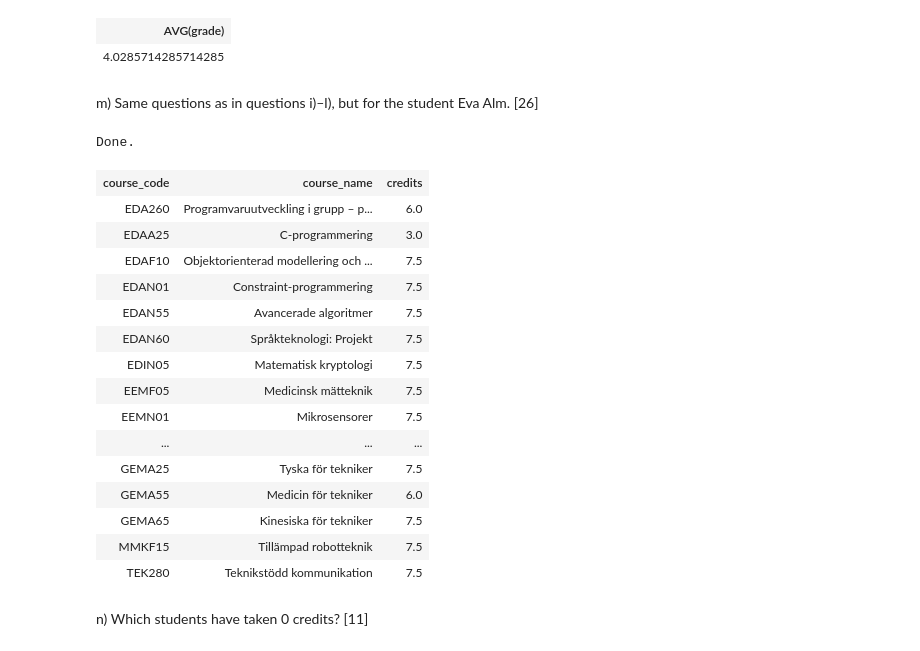
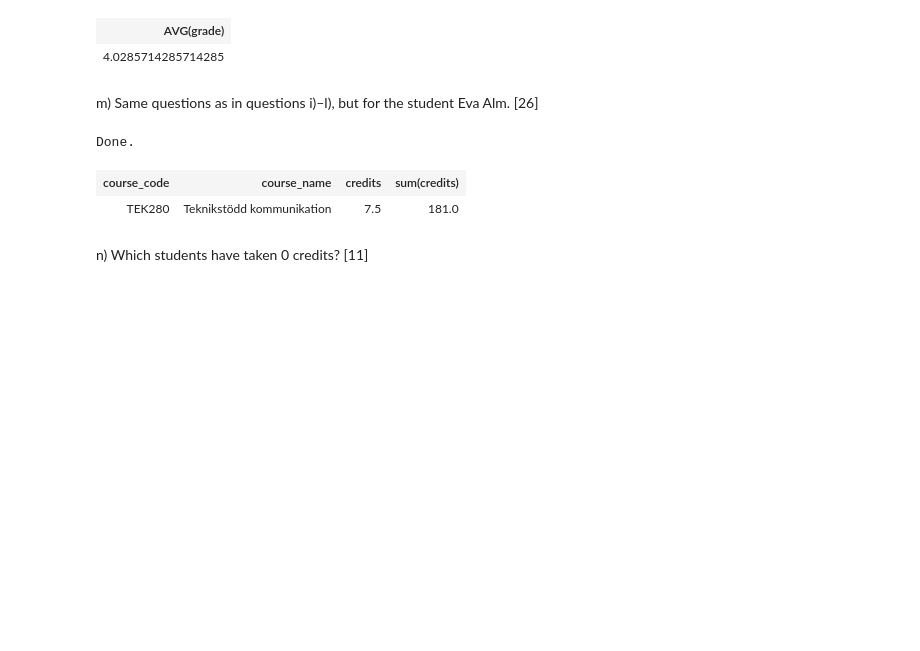
Before and after one commit to AndyT94/EDA216-Database_Technology, a Jupyter notebook: lab1/lab1.ipynb, the cells around one changed output. Drawn from its saved outputs; the diff is of its cells as text; code cells hidden in the pictures; blank space fills up the shorter version.

```diff
--- a/lab1/lab1.ipynb
+++ b/lab1/lab1.ipynb
@@ -367,30 +367,17 @@ Done.
 m) Same questions as in questions i)–l), but for the student Eva Alm. [26]
 # %%
 %%sql
-SELECT t.course_code, course_name, credits
+SELECT t.course_code, course_name, credits, sum(credits)
 FROM taken_courses t JOIN students s JOIN courses c
 ON s.first_name = 'Eva'
 AND s.last_name = 'Alm'
 AND t.ssn = s.ssn
 AND t.course_code = c.course_code
+GROUP BY t.ssn
 # %% [output]
 Done.
-| course_code | course_name | credits |
-| EDA260 | Programvaruutveckling i grupp – p... | 6.0 |
-| EDAA25 | C-programmering | 3.0 |
-| EDAF10 | Objektorienterad modellering och ... | 7.5 |
-| EDAN01 | Constraint-programmering | 7.5 |
-| EDAN55 | Avancerade algoritmer | 7.5 |
-| EDAN60 | Språkteknologi: Projekt | 7.5 |
-| EDIN05 | Matematisk kryptologi | 7.5 |
-| EEMF05 | Medicinsk mätteknik | 7.5 |
-| EEMN01 | Mikrosensorer | 7.5 |
-| ... | ... | ... |
-| GEMA25 | Tyska för tekniker | 7.5 |
-| GEMA55 | Medicin för tekniker | 6.0 |
-| GEMA65 | Kinesiska för tekniker | 7.5 |
-| MMKF15 | Tillämpad robotteknik | 7.5 |
-| TEK280 | Teknikstödd kommunikation | 7.5 |
+| course_code | course_name | credits | sum(credits) |
+| TEK280 | Teknikstödd kommunikation | 7.5 | 181.0 |
 # %% [markdown]
 n) Which students have taken 0 credits? [11]
 # %%
```
Also changed, not shown: 3 other files.
